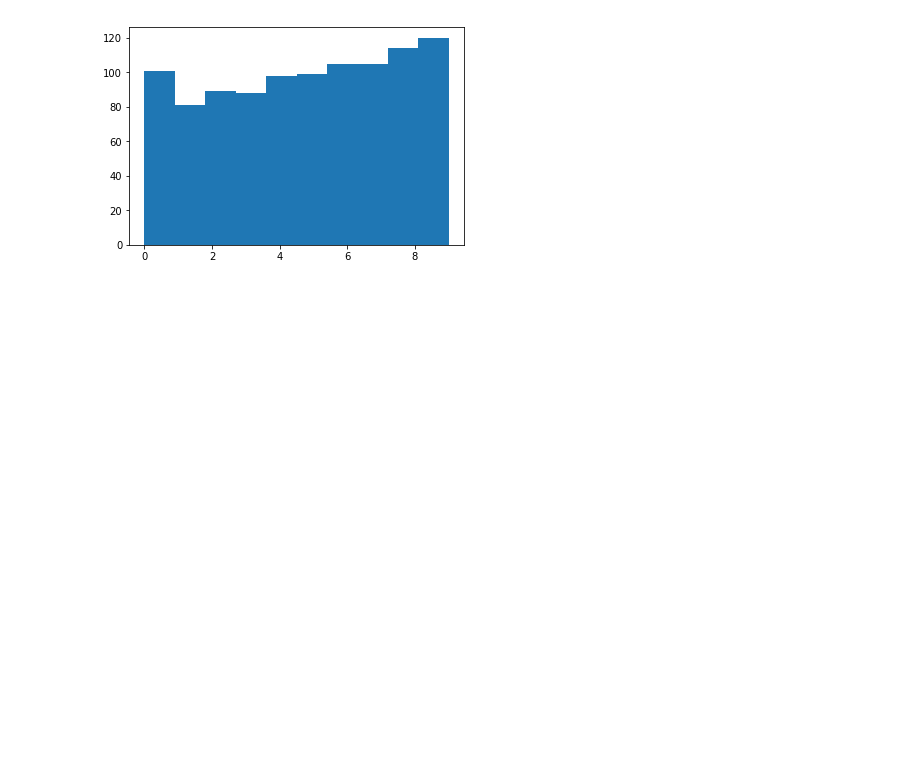
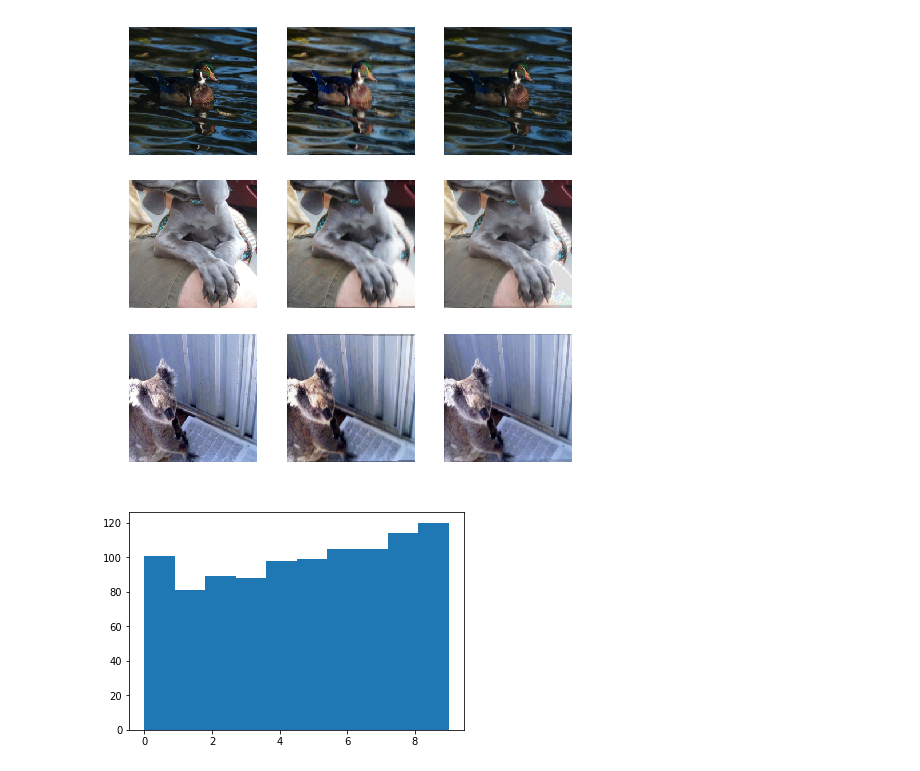
Before and after one commit to shashankskagnihotri/plots, a Jupyter notebook: distribution_shift.ipynb, the cells around one changed output. Drawn from its saved outputs; the diff is of its cells as text; code cells hidden in the pictures; blank space fills up the shorter version.

```diff
--- a/distribution_shift.ipynb
+++ b/distribution_shift.ipynb
@@ -46,3 +75,7 @@ def vis_labels(name, path=DATA_PATH):
+# %%
+augmix_vis("imagenet100_augmix_corrupted", 3, IMAGENET_PATH)
+# %% [output]
+[figure, added]
 # %%
 vis_labels("cifar10")
 # %% [output]
```
Also changed, not shown: parts of 4 cells of this notebook, 16 other files.
